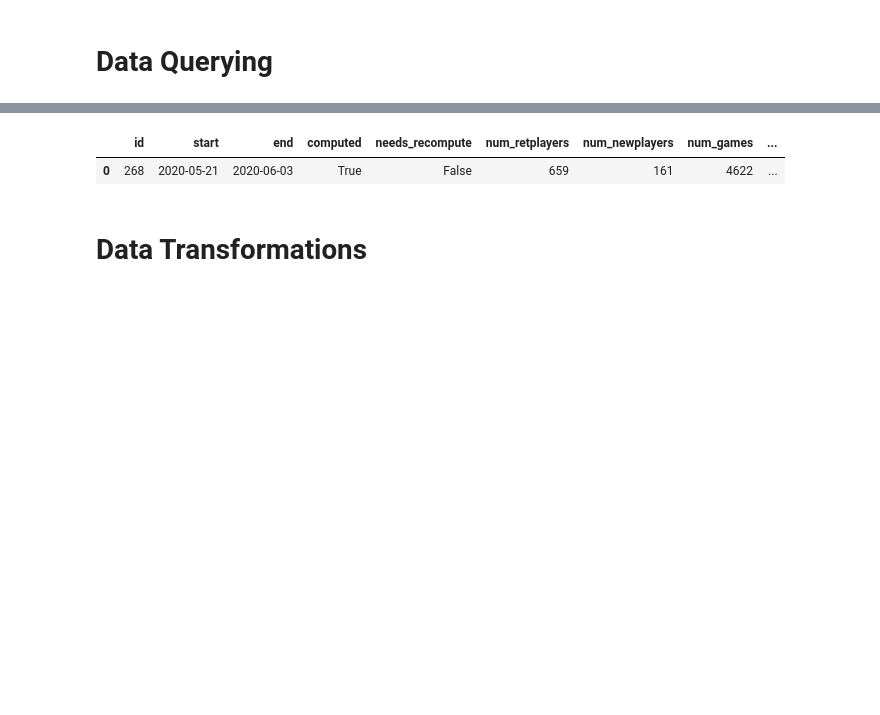
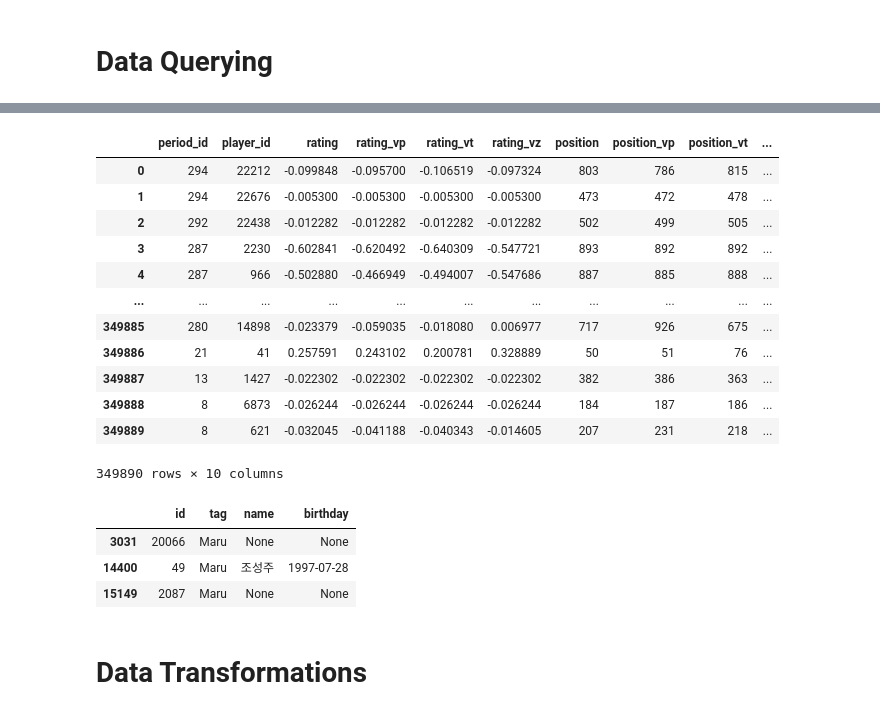
Before and after one commit to SpecCRA/sc2_tourney_sims, a Jupyter notebook: data_query_and_transforming.ipynb, the cells around one changed output, grey strips where cells are left out. Saved outputs shown, nothing was run; the diff lists cells and outputs as text; code cells hidden in the pictures; blank space fills up the shorter version.

```diff
--- a/data_query_and_transforming.ipynb
+++ b/data_query_and_transforming.ipynb
@@ -6,6 +6,9 @@ import pandas as pd
 import numpy as np
 from sqlalchemy import create_engine
 from sklearn.model_selection import train_test_split
+import math
+
+pd.options.display.max_columns = None
 # %% [markdown]
 # SQL Engine Setup
 # %%
@@ -38,8 +52,19 @@ ratings_query = """
 """
 
 ratings_df = pd.read_sql_query(ratings_query, db)
-# %%
-pd.read_sql_query("SELECT * FROM PERIOD WHERE id = '268'", db)
-# %% [output]
-|  | id | start | end | computed | needs_recompute | num_retplayers | num_newplayers | num_games | ... |
-| 0 | 268 | 2020-05-21 | 2020-06-03 | True | False | 659 | 161 | 4622 | ... |
+# %%
+ratings_df
+# %% [output]
+|  | period_id | player_id | rating | rating_vp | rating_vt | rating_vz | position | position_vp | position_vt | ... |
+| 0 | 294 | 22212 | -0.099848 | -0.095700 | -0.106519 | -0.097324 | 803 | 786 | 815 | ... |
+| 1 | 294 | 22676 | -0.005300 | -0.005300 | -0.005300 | -0.005300 | 473 | 472 | 478 | ... |
+| 2 | 292 | 22438 | -0.012282 | -0.012282 | -0.012282 | -0.012282 | 502 | 499 | 505 | ... |
+| 3 | 287 | 2230 | -0.602841 | -0.620492 | -0.640309 | -0.547721 | 893 | 892 | 892 | ... |
+| 4 | 287 | 966 | -0.502880 | -0.466949 | -0.494007 | -0.547686 | 887 | 885 | 888 | ... |
+| ... | ... | ... | ... | ... | ... | ... | ... | ... | ... | ... |
+| 349885 | 280 | 14898 | -0.023379 | -0.059035 | -0.018080 | 0.006977 | 717 | 926 | 675 | ... |
+| 349886 | 21 | 41 | 0.257591 | 0.243102 | 0.200781 | 0.328889 | 50 | 51 | 76 | ... |
+| 349887 | 13 | 1427 | -0.022302 | -0.022302 | -0.022302 | -0.022302 | 382 | 386 | 363 | ... |
+| 349888 | 8 | 6873 | -0.026244 | -0.026244 | -0.026244 | -0.026244 | 184 | 187 | 186 | ... |
+| 349889 | 8 | 621 | -0.032045 | -0.041188 | -0.040343 | -0.014605 | 207 | 231 | 218 | ... |
+349890 rows × 10 columns
@@ -46,3 +78,10 @@ pd.read_sql_query("SELECT * FROM PERIOD WHERE id = '268'", db)
+# %%
+player_df[player_df['tag'] == 'Maru']
+# %% [output]
+|  | id | tag | name | birthday |
+| 3031 | 20066 | Maru | None | None |
+| 14400 | 49 | Maru | 조성주 | 1997-07-28 |
+| 15149 | 2087 | Maru | None | None |
 # %% [markdown]
 # Data Transformations
 # %%
```
Also changed, not shown: parts of 46 cells of this notebook, 8 other files.
